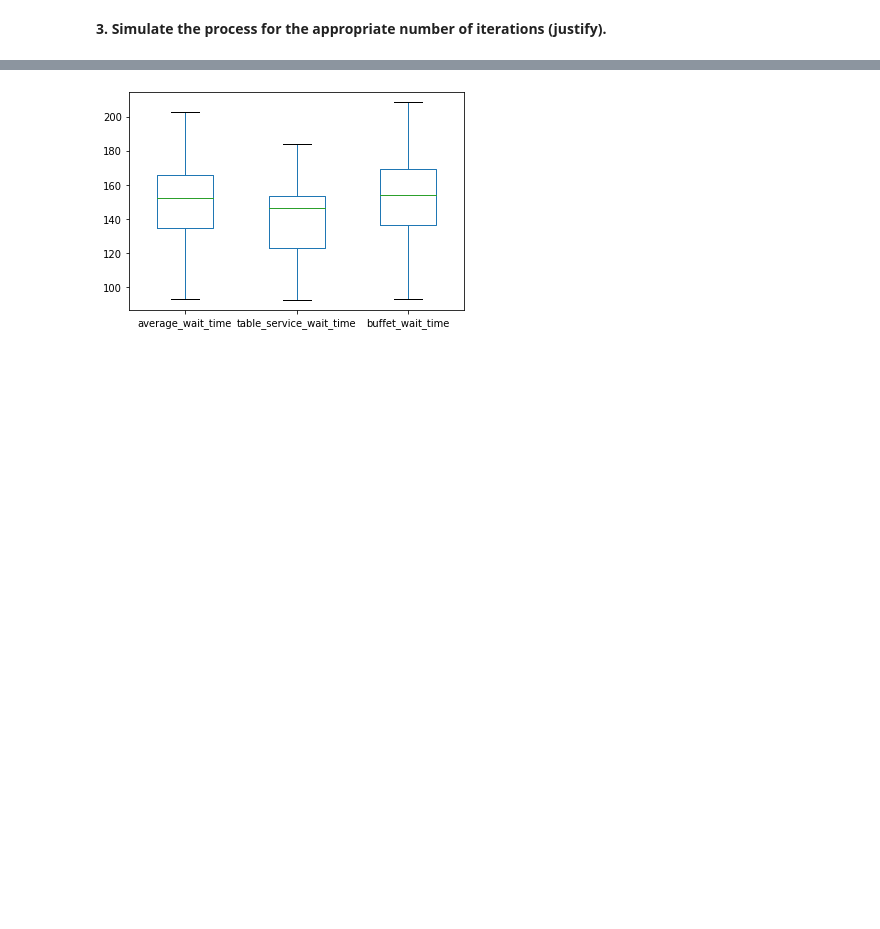
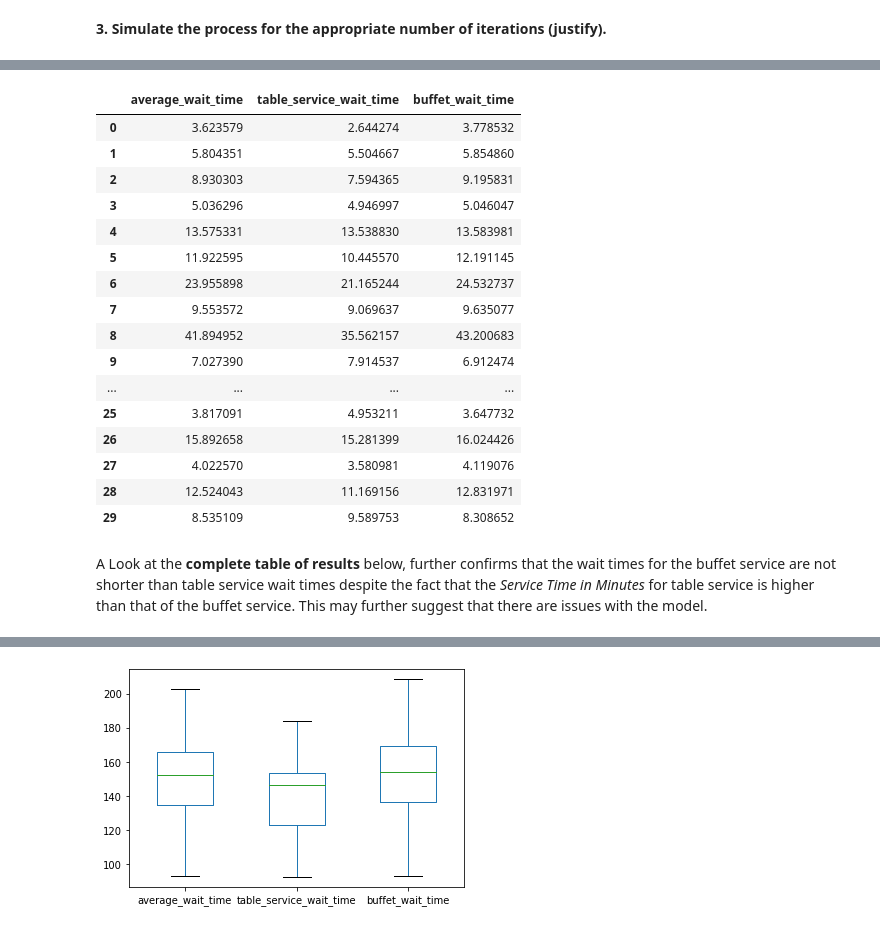
Before and after one commit to stephen-haslett/data604, a Jupyter notebook: SHaslettFinalProject/SHaslettFinalProject.ipynb, the cells around one changed output, grey strips where cells are left out. Drawn from its saved outputs; the diff is of its cells as text; code cells hidden in the pictures; blank space fills up the shorter version.

```diff
--- a/SHaslettFinalProject/SHaslettFinalProject.ipynb
+++ b/SHaslettFinalProject/SHaslettFinalProject.ipynb
@@ -173,4 +173,5 @@ def run_restaurant_model(simulation_runs, buffet_capacity, table_capacity):
 # The restaurant is open 7 days a week so we run the model 30 times
 # to reflect the number of working days in an average month.
 np.random.seed(6758)
-results = run_restaurant_model(30, 5, 1)
+#wait_time_results = run_restaurant_model(30, 5, 1)
+wait_time_results = run_restaurant_model(30, 10, 2)
@@ -179,3 +182,25 @@ results = run_restaurant_model(30, 5, 1)
+# %%
+wait_time_results
+# %% [output]
+|  | average_wait_time | table_service_wait_time | buffet_wait_time |
+| 0 | 3.623579 | 2.644274 | 3.778532 |
+| 1 | 5.804351 | 5.504667 | 5.854860 |
+| 2 | 8.930303 | 7.594365 | 9.195831 |
+| 3 | 5.036296 | 4.946997 | 5.046047 |
+| 4 | 13.575331 | 13.538830 | 13.583981 |
+| 5 | 11.922595 | 10.445570 | 12.191145 |
+| 6 | 23.955898 | 21.165244 | 24.532737 |
+| 7 | 9.553572 | 9.069637 | 9.635077 |
+| 8 | 41.894952 | 35.562157 | 43.200683 |
+| 9 | 7.027390 | 7.914537 | 6.912474 |
+| ... | ... | ... | ... |
+| 25 | 3.817091 | 4.953211 | 3.647732 |
+| 26 | 15.892658 | 15.281399 | 16.024426 |
+| 27 | 4.022570 | 3.580981 | 4.119076 |
+| 28 | 12.524043 | 11.169156 | 12.831971 |
+| 29 | 8.535109 | 9.589753 | 8.308652 |
+# %% [markdown]
+A Look at the **complete table of results** below, further confirms that the wait times for the buffet service are not shorter than table service wait times despite the fact that the _Service Time in Minutes_ for table service is higher than that of the buffet service. This may further suggest that there are issues with the model.
 # %%
 pd.set_option("display.max_rows", None, "display.max_columns", None)
 simulation_results
```
Also changed, not shown: parts of 8 cells of this notebook.
